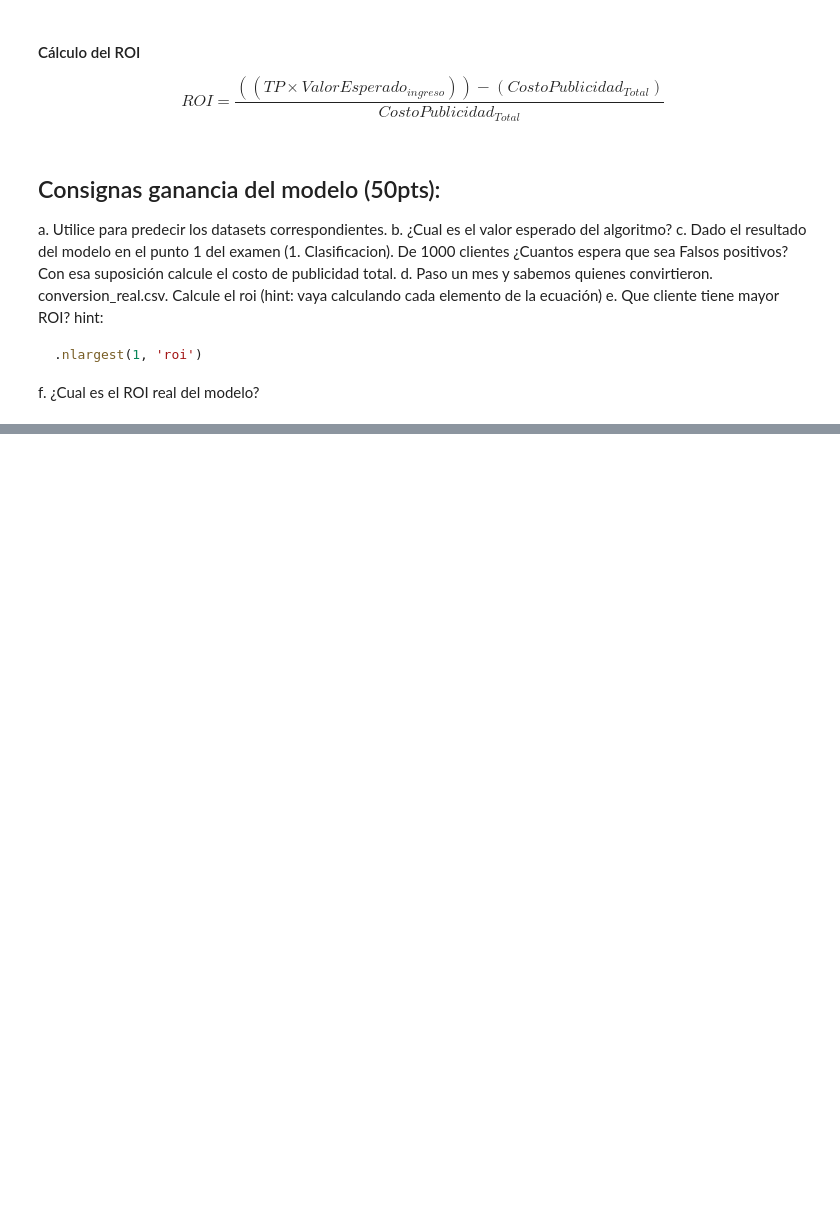
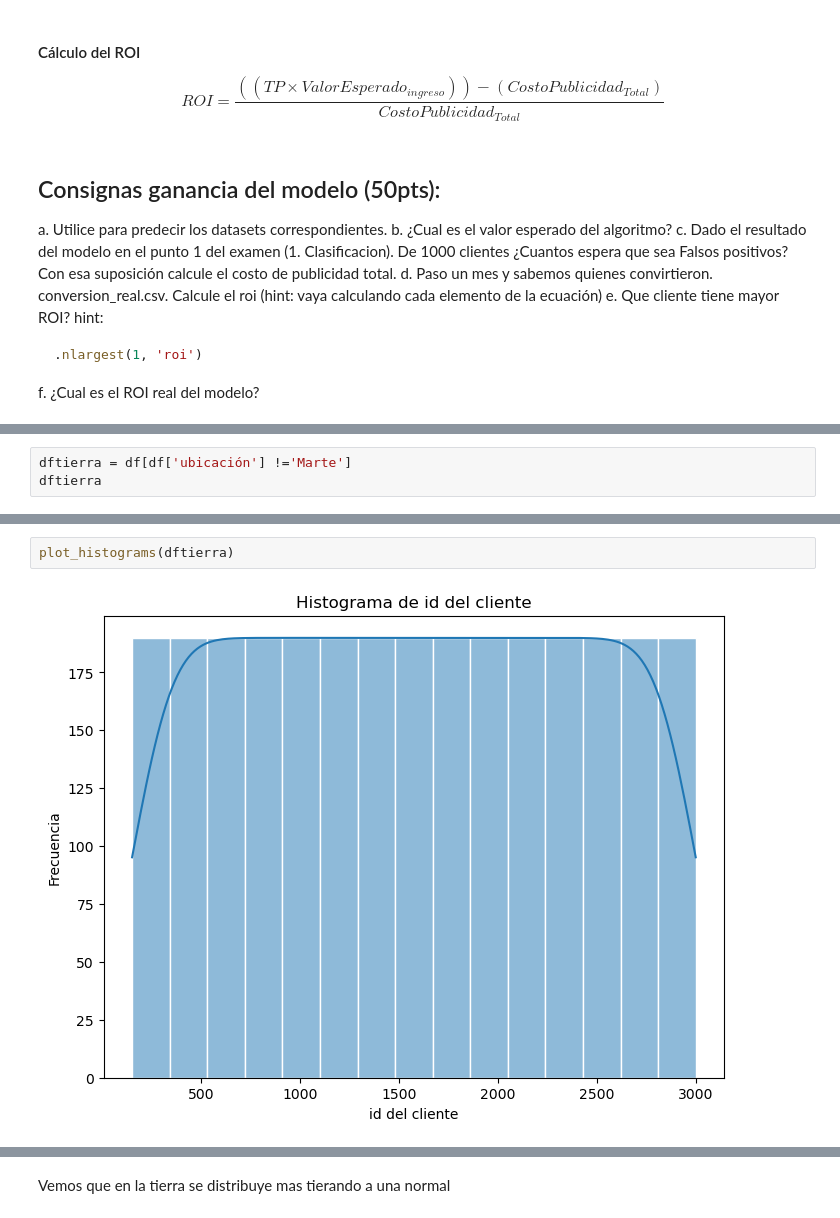
Before and after one commit to Chiaraaorlando/segundoparcialpoo, a Jupyter notebook: examen_30_11.ipynb, the cells around one changed output, grey strips where cells are left out. Cells and saved outputs as stored; diff of their text form; blank space fills up the shorter version.

```diff
--- a/examen_30_11.ipynb
+++ b/examen_30_11.ipynb
@@ -175,0 +320,3 @@ f. ¿Cual es el ROI real del modelo?
+# %%
+dftierra = df[df['ubicación'] !='Marte']
+dftierra
@@ -175,0 +337,4 @@ f. ¿Cual es el ROI real del modelo?
+# %%
+plot_histograms(dftierra)
+# %% [output]
+[figure, added]
@@ -175,0 +348,2 @@ f. ¿Cual es el ROI real del modelo?
+# %% [markdown]
+Vemos que en la tierra se distribuye mas tierando a una normal
```
Also changed, not shown: parts of 46 cells of this notebook, 2 other files.
